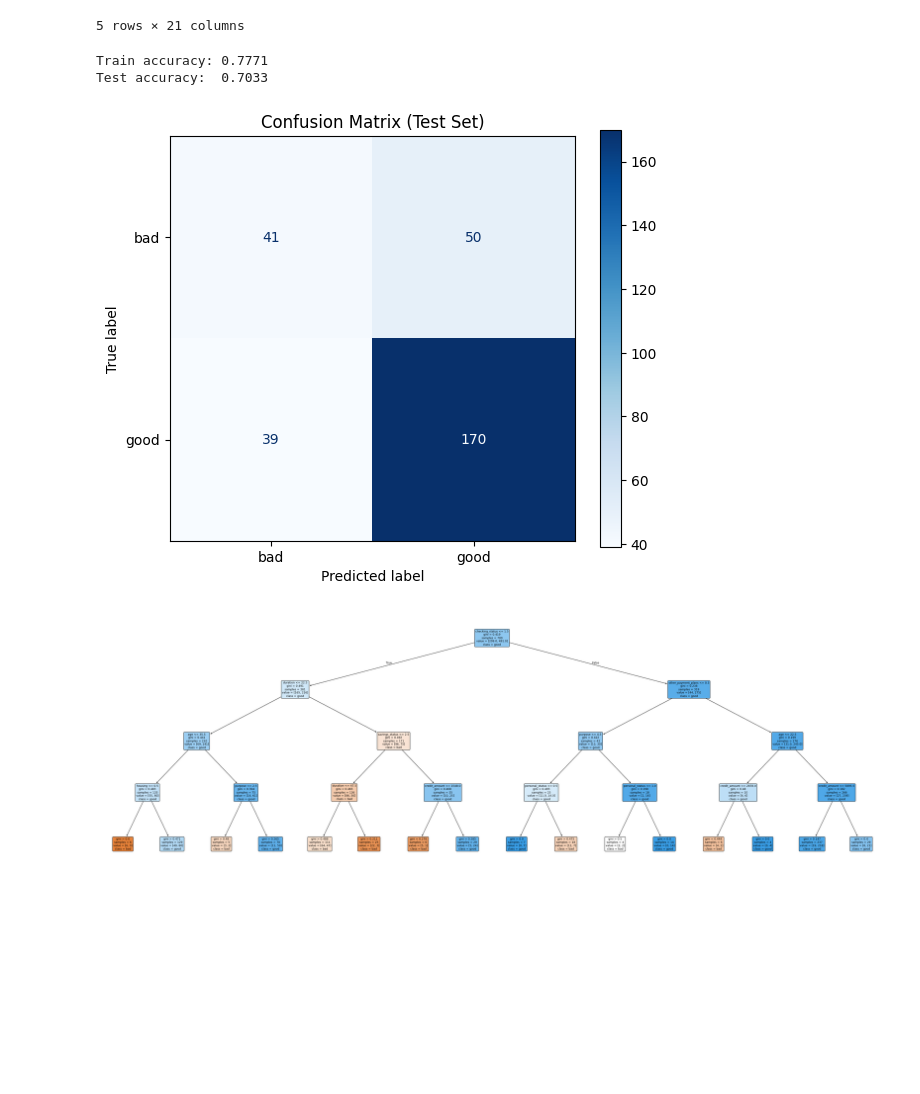
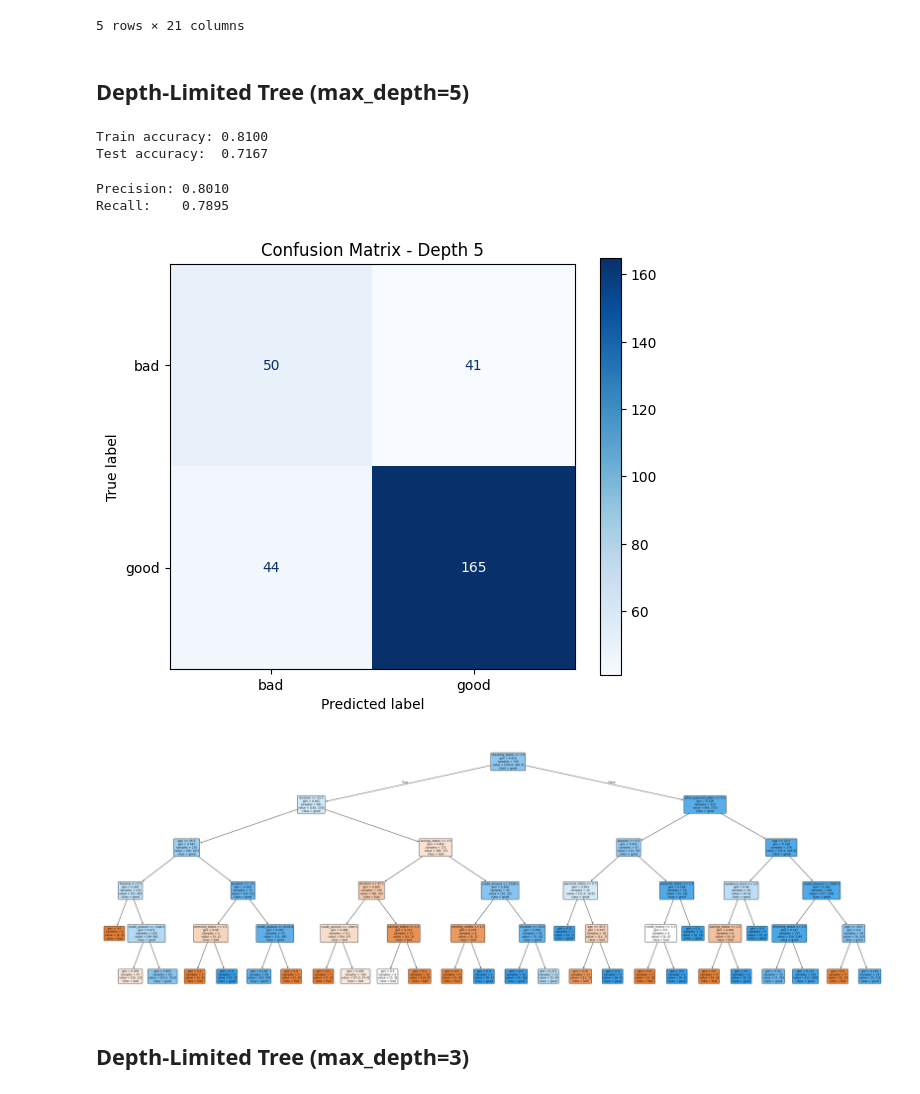
Before and after one commit to cezar03/ExplainableAI, a Jupyter notebook: decision_tree.ipynb, the cells around one changed output. Drawn from its saved outputs; the diff is of its cells as text; code cells hidden in the pictures; blank space fills up the shorter version.

Commit message:
Update: 2 trees (depth 5 and 3)

```diff
--- a/decision_tree.ipynb
+++ b/decision_tree.ipynb
@@ -44,44 +44,41 @@ y_encoded = le.fit_transform(y)
 class_names = le.classes_
 # %%
 X_train, X_test, y_train, y_test = train_test_split(X_encoded, y_encoded, test_size=0.3, random_state=42)
-
-clf = DecisionTreeClassifier(max_depth=4, random_state=42)
-clf.fit(X_train, y_train)
-
-print(f"Train accuracy: {accuracy_score(y_train, clf.predict(X_train)):.4f}")
-print(f"Test accuracy:  {accuracy_score(y_test, clf.predict(X_test)):.4f}")
-# %% [output]
-Train accuracy: 0.7771
-Test accuracy:  0.7033
-# %%
-from sklearn.metrics import confusion_matrix, ConfusionMatrixDisplay
-
-y_pred = clf.predict(X_test)
-cm = confusion_matrix(y_test, y_pred)
-
-disp = ConfusionMatrixDisplay(confusion_matrix=cm, display_labels=class_names)
-fig, ax = plt.subplots(figsize=(6, 5))
-disp.plot(ax=ax, colorbar=True, cmap='Blues')
-ax.set_title('Confusion Matrix (Test Set)')
-plt.tight_layout()
-plt.show()
-# %% [output]
-[figure, removed]
-# %%
-fig, ax = plt.subplots(figsize=(36, 12))
-
-plot_tree(
-    clf,
-    feature_names=X_encoded.columns.tolist(),
-    class_names=class_names,
-    filled=True,
-    rounded=True,
-    fontsize=9,
-    ax=ax
-)
-
-plt.tight_layout()
-plt.savefig('decision_tree.png', dpi=150, bbox_inches='tight')
-plt.show()
-# %% [output]
-[figure, removed]
+# %% [markdown]
+## Depth-Limited Tree (max_depth=5)
+# %%
+clf_5 = DecisionTreeClassifier(max_depth=5, random_state=42)
+clf_5.fit(X_train, y_train)
+y_pred_5 = clf_5.predict(X_test)
+
+print(f"Train accuracy: {accuracy_score(y_train, clf_5.predict(X_train)):.4f}")
+print(f"Test accuracy:  {accuracy_score(y_test, y_pred_5):.4f}")
+# %% [output]
+Train accuracy: 0.8100
+Test accuracy:  0.7167
+# %%
+print(f"Precision: {precision_score(y_test, y_pred_5):.4f}")
+print(f"Recall:    {recall_score(y_test, y_pred_5):.4f}")
+# %% [output]
+Precision: 0.8010
+Recall:    0.7895
+# %%
+cm_5 = confusion_matrix(y_test, y_pred_5)
+disp = ConfusionMatrixDisplay(confusion_matrix=cm_5, display_labels=class_names)
+fig, ax = plt.subplots(figsize=(6, 5))
+disp.plot(ax=ax, colorbar=True, cmap='Blues')
+ax.set_title('Confusion Matrix - Depth 5')
+plt.tight_layout()
+plt.show()
+# %% [output]
+[figure, added]
+# %%
+fig, ax = plt.subplots(figsize=(36, 12))
+plot_tree(clf_5, feature_names=X_encoded.columns.tolist(), class_names=class_names, filled=True, rounded=True, fontsize=9, ax=ax)
+plt.tight_layout()
+plt.savefig('decision_tree_depth5.png', dpi=150, bbox_inches='tight')
+plt.show()
+# %% [output]
+[figure, added]
+# %% [markdown]
+## Depth-Limited Tree (max_depth=3)
```
Also changed, not shown: parts of 5 cells of this notebook, 4 other files.
